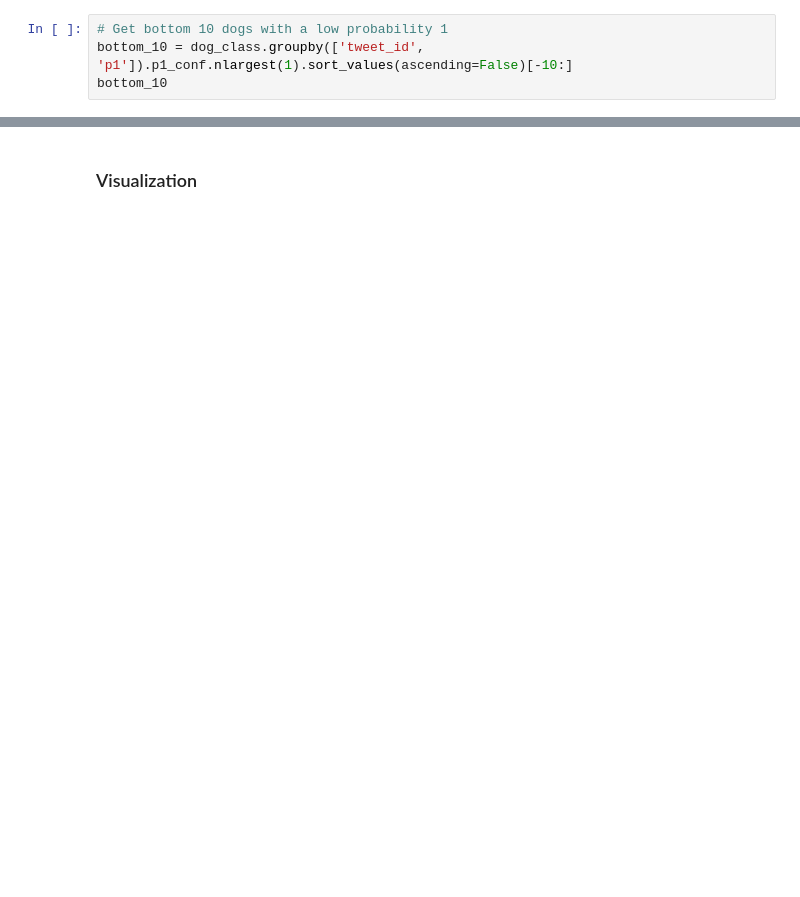
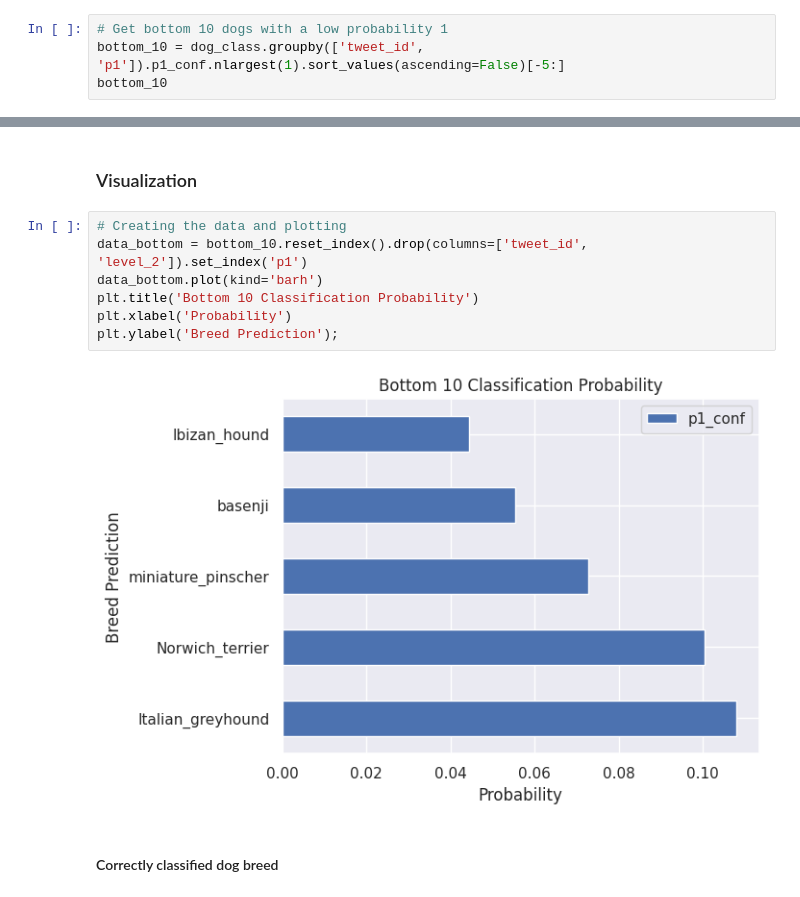
Before and after one commit to MmakolaMC/data_wrangling, a Jupyter notebook: wrangle_act.ipynb, the cells around one changed output, grey strips where cells are left out. Saved outputs shown, nothing was run; the diff lists cells and outputs as text; blank space fills up the shorter version.

```diff
--- a/wrangle_act.ipynb
+++ b/wrangle_act.ipynb
@@ -630,7 +641,7 @@ tweet_id            p1
 Name: p1_conf, dtype: float64
 # %%
 # Get bottom 10 dogs with a low probability 1
-bottom_10 = dog_class.groupby(['tweet_id', 'p1']).p1_conf.nlargest(1).sort_values(ascending=False)[-10:]
+bottom_10 = dog_class.groupby(['tweet_id', 'p1']).p1_conf.nlargest(1).sort_values(ascending=False)[-5:]
 bottom_10
 # %% [output]
 tweet_id            p1
@@ -718,2 +744,13 @@ Name: dog_type, dtype: int64
 # %% [markdown]
 ### Visualization
+# %%
+# Creating the data and plotting
+data_bottom = bottom_10.reset_index().drop(columns=['tweet_id', 'level_2']).set_index('p1')
+data_bottom.plot(kind='barh')
+plt.title('Bottom 10 Classification Probability')
+plt.xlabel('Probability')
+plt.ylabel('Breed Prediction');
+# %% [output]
+[figure, added]
+# %% [markdown]
+#### Correctly classified dog breed
```
Also changed, not shown: parts of 24 cells of this notebook, 1 other file.
